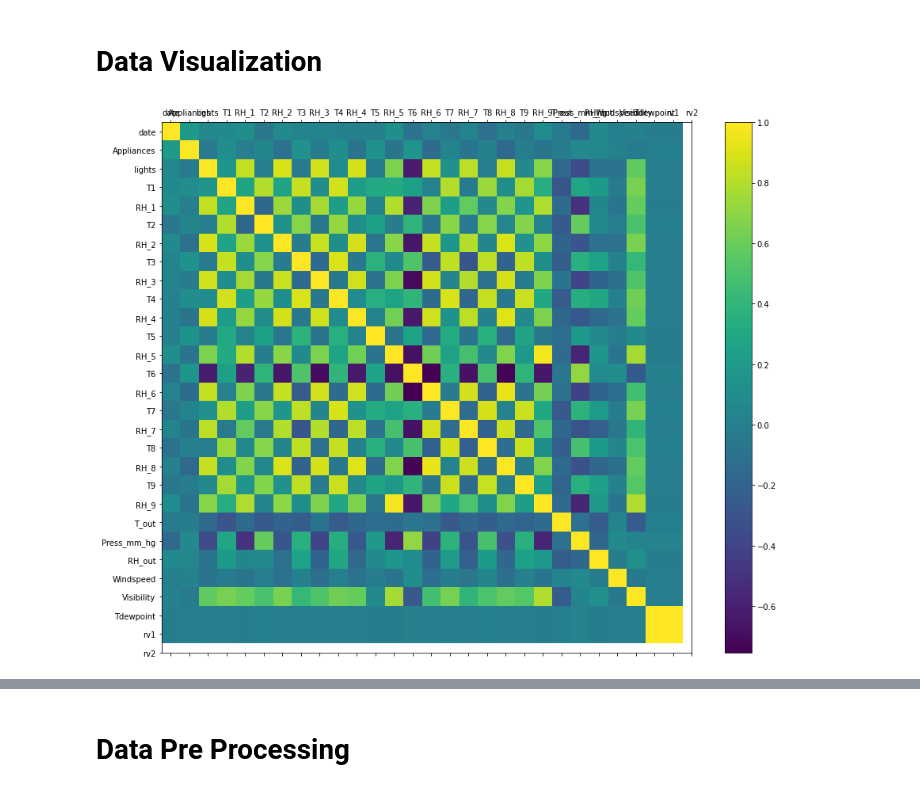
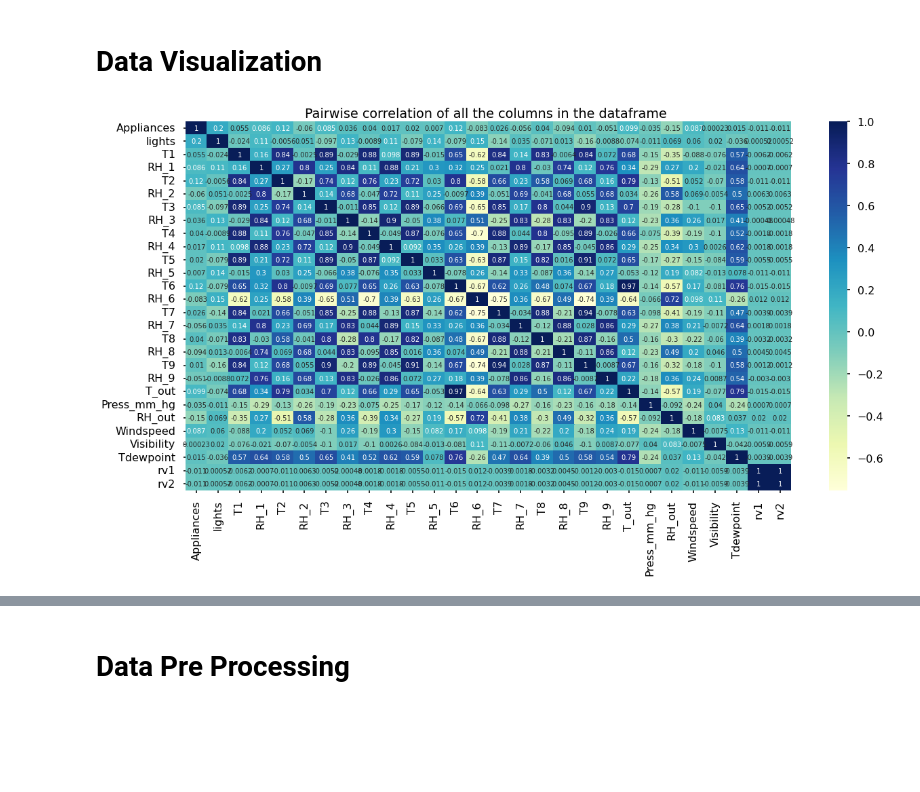
Before and after one commit to ashishlamsal/appliance-energy-prediction, a Jupyter notebook: appliance_energy_prediction.ipynb, the cells around one changed output, grey strips where cells are left out. Cells and saved outputs as stored; diff of their text form; code cells hidden in the pictures; blank space fills up the shorter version.

```diff
--- a/appliance_energy_prediction.ipynb
+++ b/appliance_energy_prediction.ipynb
@@ -140,16 +140,13 @@ Index(['date', 'Appliances', 'lights', 'T1', 'RH_1', 'T2', 'RH_2', 'T3',
       dtype='object')
 # %% [markdown]
 # Data Visualization
-# %%
-#  Plot correlation matrix
-plt.figure(figsize=(15, 12))
-plt.matshow(df.corr(), fignum=1)
-plt.xticks(range(len(df.columns)), df.columns)
-plt.yticks(range(len(df.columns)), df.columns)
-plt.colorbar()
-plt.show()
-# %% [output]
-[figure, removed]
+# %%
+plt.figure(figsize = (20,10))
+sns.heatmap(data= df.corr(), cmap="YlGnBu", annot= True)
+plt.title("Pairwise correlation of all the columns in the dataframe ")
+plt.show()
+# %% [output]
+[figure, added]
 # %%
 def ts_plot(
     df: pd.DataFrame, cols: list, nrows: int, ncols: int, labels: list, title: str
```
Also changed, not shown: parts of 66 cells of this notebook.
